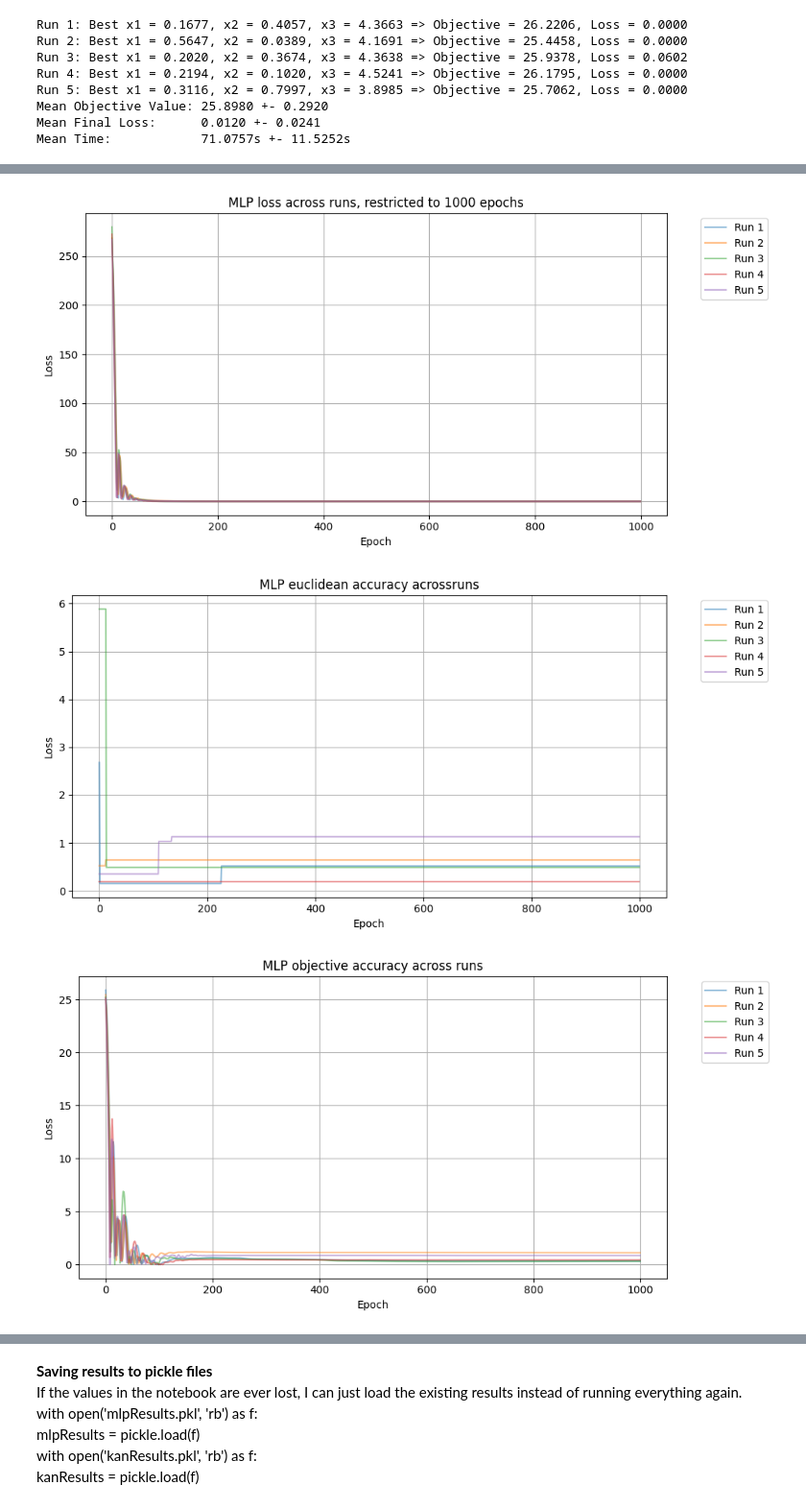
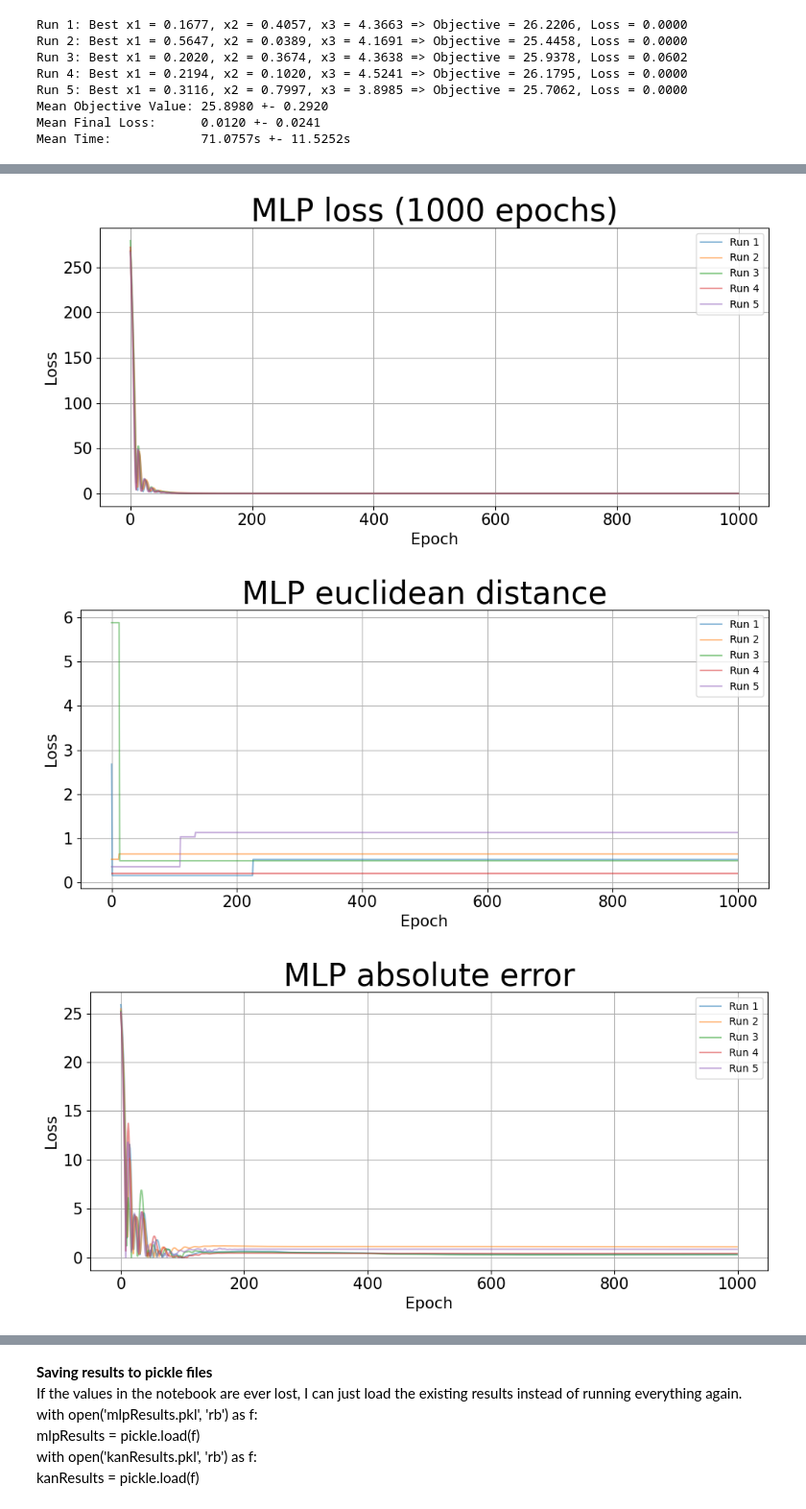
Before and after one commit to arjy143/Neural-Networks-for-Optimisation, a Jupyter notebook: Linear Optimisation/Problem 2/LP-problem-2.ipynb, the cells around one changed output, grey strips where cells are left out. Shown at 96% size. Drawn from its saved outputs; the diff is of its cells as text; code cells hidden in the pictures.

```diff
--- a/Linear Optimisation/Problem 2/LP-problem-2.ipynb
+++ b/Linear Optimisation/Problem 2/LP-problem-2.ipynb
@@ -214,43 +228,50 @@ plt.show()
 # %%
+#loss graph restricted to 1000 epochs
 plt.figure(figsize=(10, 5))
 for i, runLoss in enumerate(mlpAllLosses):
     plt.plot(runLoss[:1000], label=f"Run {i+1}", alpha=0.5)
-plt.xlabel("Epoch")
-plt.ylabel("Loss")
-plt.title("MLP loss across runs, restricted to 1000 epochs")
+plt.xlabel("Epoch", fontsize=15)
+plt.xticks(fontsize=15)
+plt.ylabel("Loss", fontsize=15)
+plt.yticks(fontsize=15)
+plt.title("MLP loss (1000 epochs)", fontsize=30)
 plt.grid(True)
-plt.legend(bbox_to_anchor=(1.05, 1), loc='upper left')
+plt.legend()
 plt.tight_layout()
 plt.show()
 # %% [output]
-[figure, old version]
+[figure, new version]
 # %%
-#euclidean accuracy over all runs
+#euclidean distance over all runs
 plt.figure(figsize=(10, 5))
 for i, runAccuracy in enumerate(mlpAllEuclideanAccuracies):
     plt.plot(runAccuracy[:1000], label=f"Run {i+1}", alpha=0.5)
-plt.xlabel("Epoch")
-plt.ylabel("Loss")
-plt.title("MLP euclidean accuracy acrossruns")
+plt.xlabel("Epoch", fontsize=15)
+plt.xticks(fontsize=15)
+plt.ylabel("Loss", fontsize=15)
+plt.yticks(fontsize=15)
+plt.title("MLP euclidean distance", fontsize=30)
 plt.grid(True)
-plt.legend(bbox_to_anchor=(1.05, 1), loc='upper left')
+plt.legend()
 plt.tight_layout()
 plt.show()
 
-#objective accuracy over all runs
+#absolute error over all runs
 plt.figure(figsize=(10, 5))
 for i, runAccuracy in enumerate(mlpAllObjectiveAccuracies):
     plt.plot(runAccuracy[:1000], label=f"Run {i+1}", alpha=0.5)
-plt.xlabel("Epoch")
-plt.ylabel("Loss")
-plt.title("MLP objective accuracy across runs")
+plt.xlabel("Epoch", fontsize=15)
+plt.xticks(fontsize=15)
+plt.ylabel("Loss", fontsize=15)
+plt.yticks(fontsize=15)
+plt.title("MLP absolute error", fontsize=30)
 plt.grid(True)
-plt.legend(bbox_to_anchor=(1.05, 1), loc='upper left')
+plt.legend()
 plt.tight_layout()
 plt.show()
 # %% [output]
-[figure, old version]
+[figure, new version]
-[figure, old version]
+[figure, new version]
 # %%
 mlpEuclideanAccuracyArray = np.array(mlpAllEuclideanAccuracies)
 mlpMeanEuclideanAccuracy = np.mean(mlpEuclideanAccuracyArray, axis=0)
```
Also changed, not shown: parts of 17 cells of this notebook, 1 other file.
